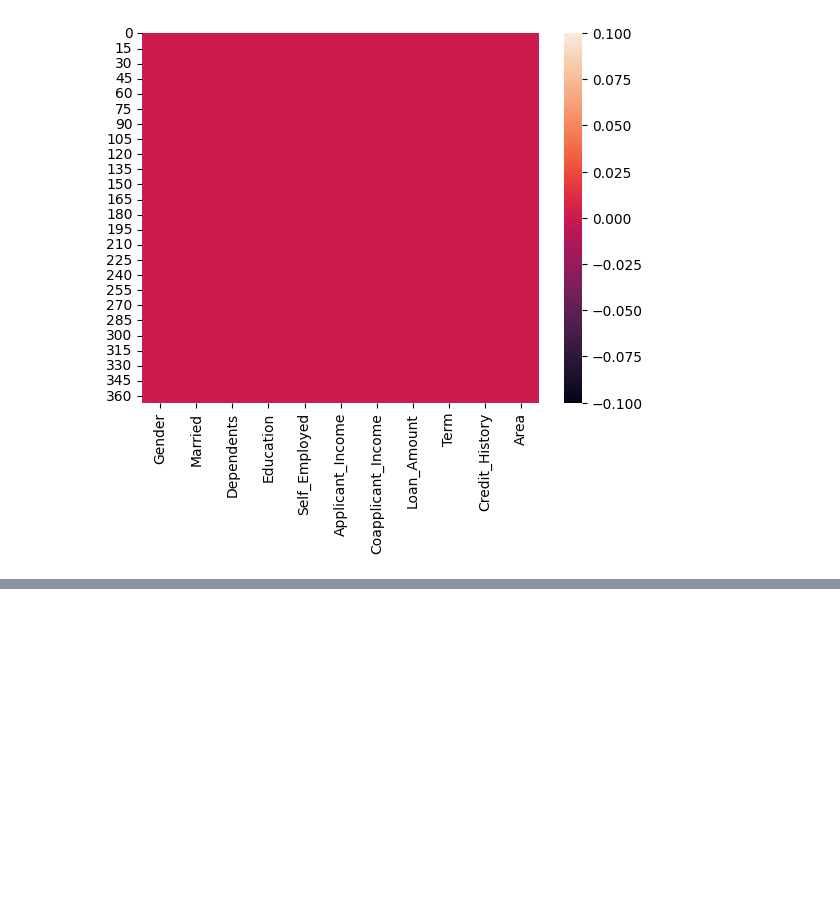
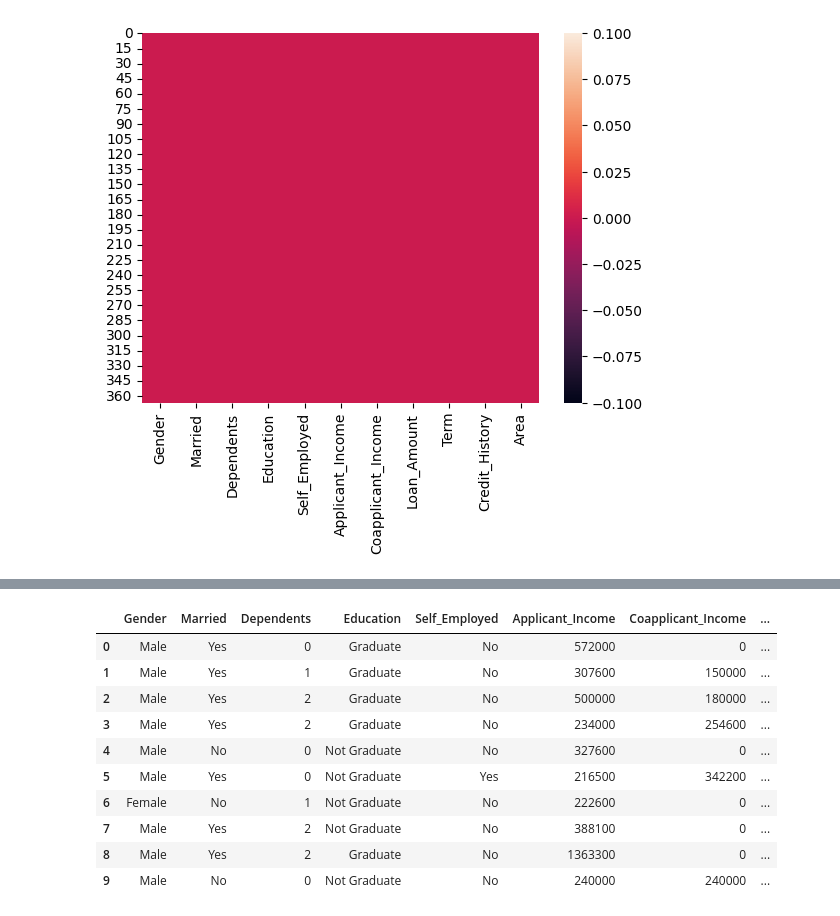
Before and after one commit to UtkarshGupta048/Data-Analytics, a Jupyter notebook: Loan_dataset.ipynb, the cells around one changed output, grey strips where cells are left out. Cells and saved outputs as stored; diff of their text form; code cells hidden in the pictures; blank space fills up the shorter version.

```diff
--- a/Loan_dataset.ipynb
+++ b/Loan_dataset.ipynb
@@ -163,0 +336,4 @@ sns.heatmap(df.isnull())
+# %%
+pd.set_option('display.float_format', '{:,.1f}'.format)
+
+df.describe()
@@ -163,0 +350,14 @@ sns.heatmap(df.isnull())
+# %%
+df.head(10)
+# %% [output]
+|  | Gender | Married | Dependents | Education | Self_Employed | Applicant_Income | Coapplicant_Income | ... |
+| 0 | Male | Yes | 0 | Graduate | No | 572000 | 0 | ... |
+| 1 | Male | Yes | 1 | Graduate | No | 307600 | 150000 | ... |
+| 2 | Male | Yes | 2 | Graduate | No | 500000 | 180000 | ... |
+| 3 | Male | Yes | 2 | Graduate | No | 234000 | 254600 | ... |
+| 4 | Male | No | 0 | Not Graduate | No | 327600 | 0 | ... |
+| 5 | Male | Yes | 0 | Not Graduate | Yes | 216500 | 342200 | ... |
+| 6 | Female | No | 1 | Not Graduate | No | 222600 | 0 | ... |
+| 7 | Male | Yes | 2 | Not Graduate | No | 388100 | 0 | ... |
+| 8 | Male | Yes | 2 | Graduate | No | 1363300 | 0 | ... |
+| 9 | Male | No | 0 | Not Graduate | No | 240000 | 240000 | ... |
```
Also changed, not shown: parts of 29 cells of this notebook.
